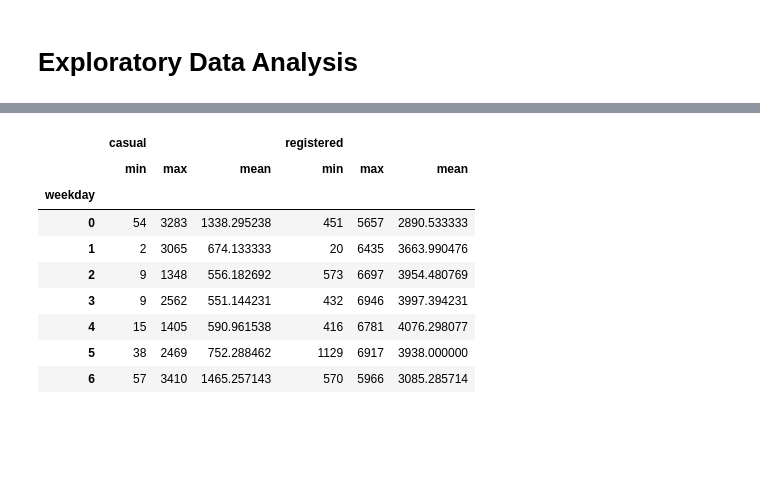
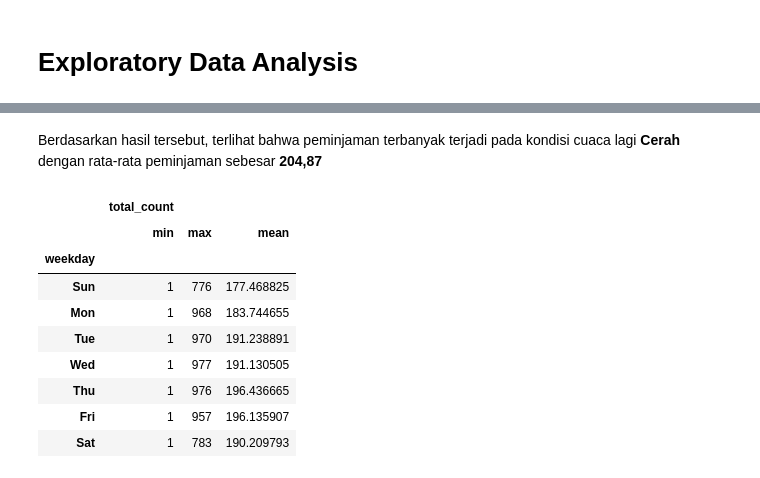
Before and after one commit to rhjhaerol/data-analisis-bike-sharing-dataset, a Jupyter notebook: data_analisis.ipynb, the cells around one changed output, grey strips where cells are left out. Cells and saved outputs as stored; diff of their text form; code cells hidden in the pictures; blank space fills up the shorter version.

```diff
--- a/data_analisis.ipynb
+++ b/data_analisis.ipynb
@@ -145,2 +157,4 @@ Jika diperhatikan, tidak ada keanehan pada hasil tersebut. Ini menunjukkan tidak
+# %%
+bikes_df = hours_df
 # %% [markdown]
 ## Cleaning Data
@@ -149,13 +161,13 @@ Jika diperhatikan, tidak ada keanehan pada hasil tersebut. Ini menunjukkan tidak
 # %%
 # mengganti tipe data
-days_df['dteday'] = pd.to_datetime(days_df['dteday'])
+bikes_df['dteday'] = pd.to_datetime(bikes_df['dteday'])
 
-columns = ['season', 'yr', 'mnth', 'holiday', 'weekday', 'workingday', 'weathersit']
+columns = ['season', 'yr', 'mnth', 'hr', 'holiday', 'weekday', 'workingday', 'weathersit']
 for column in columns:
-    days_df[column] = days_df[column].astype('category')
+    bikes_df[column] = bikes_df[column].astype('category')
 # %%
 # rename kolom
-days_df.rename(columns={
+bikes_df.rename(columns={
     'instant':'rec_id',
     'dteday':'datetime',
     'holiday':'is_holiday',
@@ -164,8 +176,15 @@ days_df.rename(columns={
     'hum':'humidity',
     'mnth':'month',
     'cnt':'total_count',
-    'yr':'year'
+    'yr':'year',
+    'hr' : 'hour'
 }, inplace=True)
 # %%
-days_df.info()
+#Mapping variables season, month, weathersit, weekday
+bikes_df['season']=bikes_df.season.map({1: 'Spring', 2: 'Summer',3:'Fall', 4:'Winter' })
+bikes_df['month']=bikes_df.month.map({1:'Jan',2:'Feb',3:'Mar',4:'Apr',5:'May',6:'June',7:'July',8:'Aug',9:'Sep',10:'Oct',11:'Nov',12:'Dec'})
+bikes_df['weather_condition']=bikes_df.weather_condition.map({1: 'Clear',2:'Mist + Cloudy',3:'Light Snow',4:'Snow + Fog'})
+bikes_df['weekday']=bikes_df.weekday.map({0:'Sun',1:'Mon',2:'Tue',3:'Wed',4:'Thu',5:'Fri',6:'Sat'})
+
+bikes_df.head()
 # %% [output]
@@ -258,16 +279,17 @@ Berdasarkan rangkuman parameter statistik di atas, kita akan memperoleh informas
+# %% [markdown]
+Berdasarkan hasil tersebut, terlihat bahwa peminjaman terbanyak terjadi pada kondisi cuaca lagi **Cerah** dengan rata-rata peminjaman sebesar **204,87**
 # %%
-days_df.groupby(by="weekday").agg({
-    "casual" : ["min", "max", "mean"],
-    "registered" : ["min", "max", "mean"]
+bikes_df.groupby(by="weekday").agg({
+    "total_count" : ['min', 'max', 'mean']
 })
 # %% [output]
-|  | casual |  |  | registered |  |  |
-|  | min | max | mean | min | max | mean |
-| weekday |  |  |  |  |  |  |
-| 0 | 54 | 3283 | 1338.295238 | 451 | 5657 | 2890.533333 |
-| 1 | 2 | 3065 | 674.133333 | 20 | 6435 | 3663.990476 |
-| 2 | 9 | 1348 | 556.182692 | 573 | 6697 | 3954.480769 |
-| 3 | 9 | 2562 | 551.144231 | 432 | 6946 | 3997.394231 |
-| 4 | 15 | 1405 | 590.961538 | 416 | 6781 | 4076.298077 |
-| 5 | 38 | 2469 | 752.288462 | 1129 | 6917 | 3938.000000 |
-| 6 | 57 | 3410 | 1465.257143 | 570 | 5966 | 3085.285714 |
+|  | total_count |  |  |
+|  | min | max | mean |
+| weekday |  |  |  |
+| Sun | 1 | 776 | 177.468825 |
+| Mon | 1 | 968 | 183.744655 |
+| Tue | 1 | 970 | 191.238891 |
+| Wed | 1 | 977 | 191.130505 |
+| Thu | 1 | 976 | 196.436665 |
+| Fri | 1 | 957 | 196.135907 |
+| Sat | 1 | 783 | 190.209793 |
```
Also changed, not shown: parts of 39 cells of this notebook.
